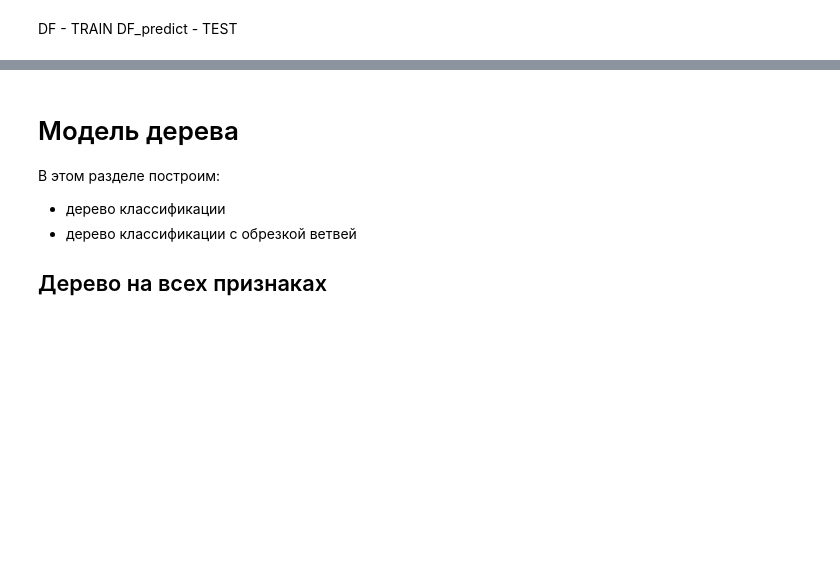
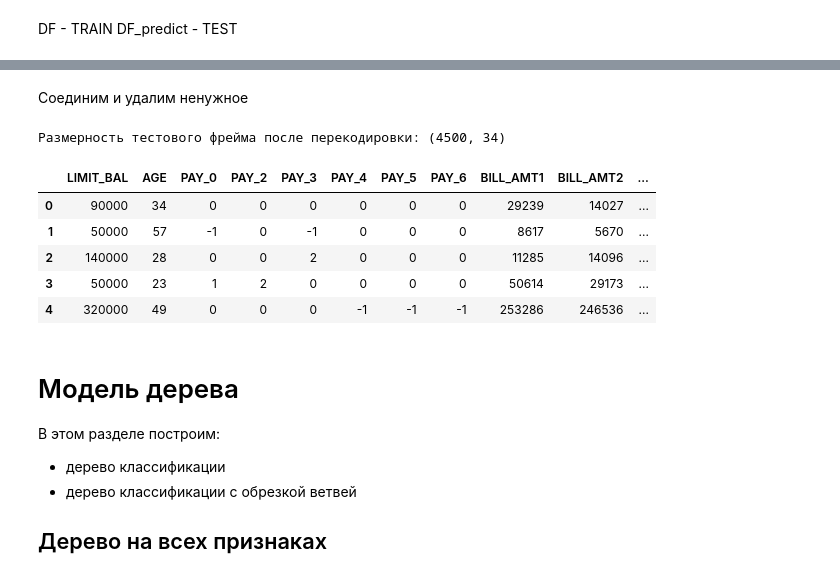
Before and after one commit to KirillSel/ML_Lab_1, a Jupyter notebook: Lab_4/Lab_4.ipynb, the cells around one changed output, grey strips where cells are left out. Cells and saved outputs as stored; diff of their text form; code cells hidden in the pictures; blank space fills up the shorter version.

```diff
--- a/Lab_4/Lab_4.ipynb
+++ b/Lab_4/Lab_4.ipynb
@@ -201,0 +272,9 @@ DF_predict - TEST
+# %%
+nom_col_names=['SEX', 'EDUCATION', 'MARRIAGE']
+
+recoded = one_hot.fit_transform(DF_predict[nom_col_names]).toarray()
+clmns = one_hot.get_feature_names(nom_col_names)
+df_dummy_nom = pd.DataFrame(recoded, columns=clmns)
+
+print(df_dummy_nom.shape)
+df_dummy_nom.head()
@@ -202,3 +289,20 @@ DF_predict - TEST
+# %% [markdown]
+Соединим и удалим ненужное
+# %%
+DF_predict = pd.concat([DF_predict.loc[:, DF_predict.dtypes=='int64'].reset_index(), df_dummy_nom], axis=1)
+DF_predict = DF_predict.drop(['SEX', 'EDUCATION', 'MARRIAGE', 'index'], axis=1)
+print('Размерность тестового фрейма после перекодировки:', DF_predict.shape)
+
+print()
+DF_predict.head()
+# %% [output]
+Размерность тестового фрейма после перекодировки: (4500, 34)
+|  | LIMIT_BAL | AGE | PAY_0 | PAY_2 | PAY_3 | PAY_4 | PAY_5 | PAY_6 | BILL_AMT1 | BILL_AMT2 | ... |
+| 0 | 90000 | 34 | 0 | 0 | 0 | 0 | 0 | 0 | 29239 | 14027 | ... |
+| 1 | 50000 | 57 | -1 | 0 | -1 | 0 | 0 | 0 | 8617 | 5670 | ... |
+| 2 | 140000 | 28 | 0 | 0 | 2 | 0 | 0 | 0 | 11285 | 14096 | ... |
+| 3 | 50000 | 23 | 1 | 2 | 0 | 0 | 0 | 0 | 50614 | 29173 | ... |
+| 4 | 320000 | 49 | 0 | 0 | 0 | -1 | -1 | -1 | 253286 | 246536 | ... |
 # %% [markdown]
 # Модель дерева
 
```
Also changed, not shown: parts of 27 cells of this notebook, 1 other file.
